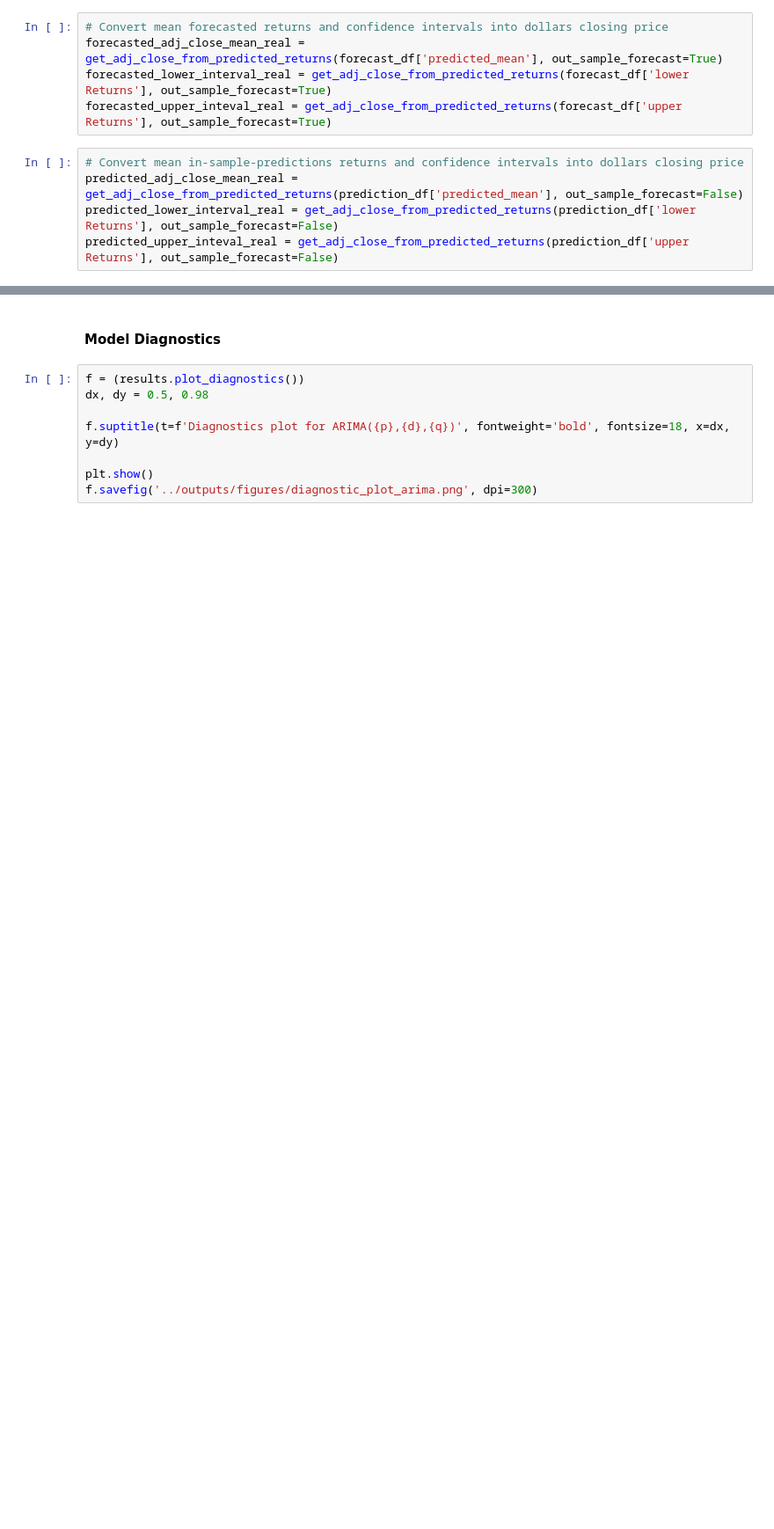
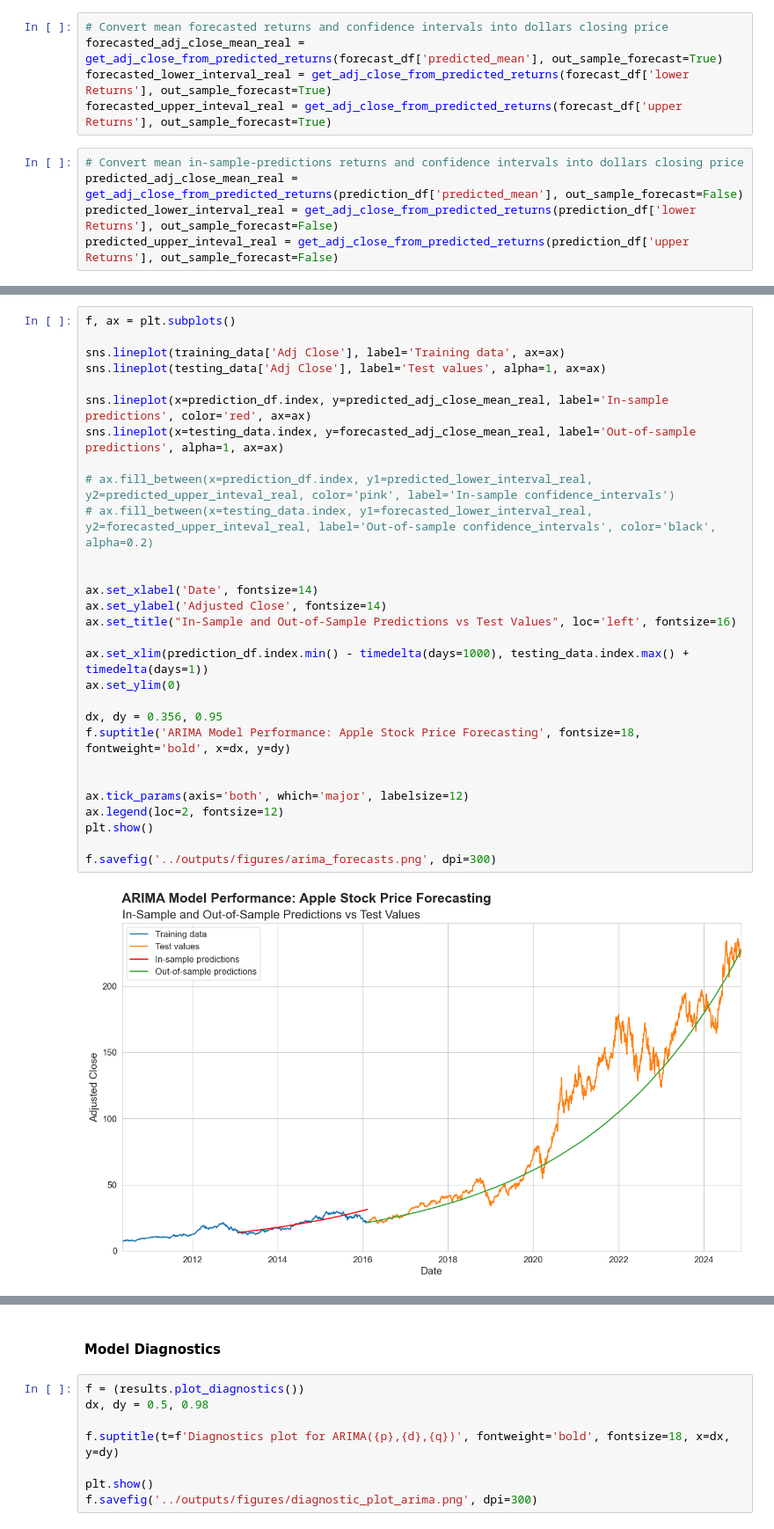
Before and after one commit to Lyndon-Fernandes/CS3AM_new, a Jupyter notebook: notebooks/01_arima_modelling.ipynb, the cells around one changed output, grey strips where cells are left out. Shown at 88% size. Drawn from its saved outputs; the diff is of its cells as text; blank space fills up the shorter version.

```diff
--- a/notebooks/01_arima_edit.ipynb
+++ b/notebooks/01_arima_modelling.ipynb
@@ -609,0 +656,31 @@ plt.show()
+# %%
+f, ax = plt.subplots()
+
+sns.lineplot(training_data['Adj Close'], label='Training data', ax=ax)
+sns.lineplot(testing_data['Adj Close'], label='Test values', alpha=1, ax=ax)
+
+sns.lineplot(x=prediction_df.index, y=predicted_adj_close_mean_real, label='In-sample predictions', color='red', ax=ax)
+sns.lineplot(x=testing_data.index, y=forecasted_adj_close_mean_real, label='Out-of-sample predictions', alpha=1, ax=ax)
+
+# ax.fill_between(x=prediction_df.index, y1=predicted_lower_interval_real, y2=predicted_upper_inteval_real, color='pink', label='In-sample confidence_intervals')
+# ax.fill_between(x=testing_data.index, y1=forecasted_lower_interval_real, y2=forecasted_upper_inteval_real, label='Out-of-sample confidence_intervals', color='black', alpha=0.2)
+
+
+ax.set_xlabel('Date', fontsize=14)
+ax.set_ylabel('Adjusted Close', fontsize=14)
+ax.set_title("In-Sample and Out-of-Sample Predictions vs Test Values", loc='left', fontsize=16)
+
+ax.set_xlim(prediction_df.index.min() - timedelta(days=1000), testing_data.index.max() + timedelta(days=1))
+ax.set_ylim(0)
+
+dx, dy = 0.356, 0.95
+f.suptitle('ARIMA Model Performance: Apple Stock Price Forecasting', fontsize=18, fontweight='bold', x=dx, y=dy)
+
+
+ax.tick_params(axis='both', which='major', labelsize=12)
+ax.legend(loc=2, fontsize=12)
+plt.show()
+
+f.savefig('../outputs/figures/arima_forecasts.png', dpi=300)
+# %% [output]
+[figure, added]
```
Also changed, not shown: parts of 27 cells of this notebook, 26 other files.
